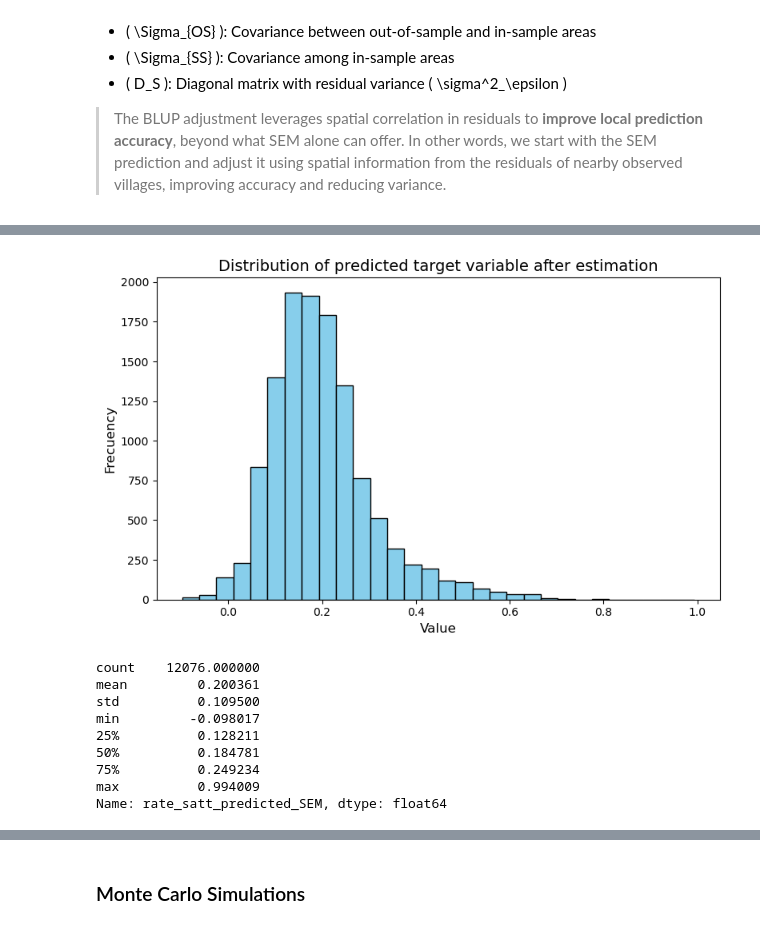
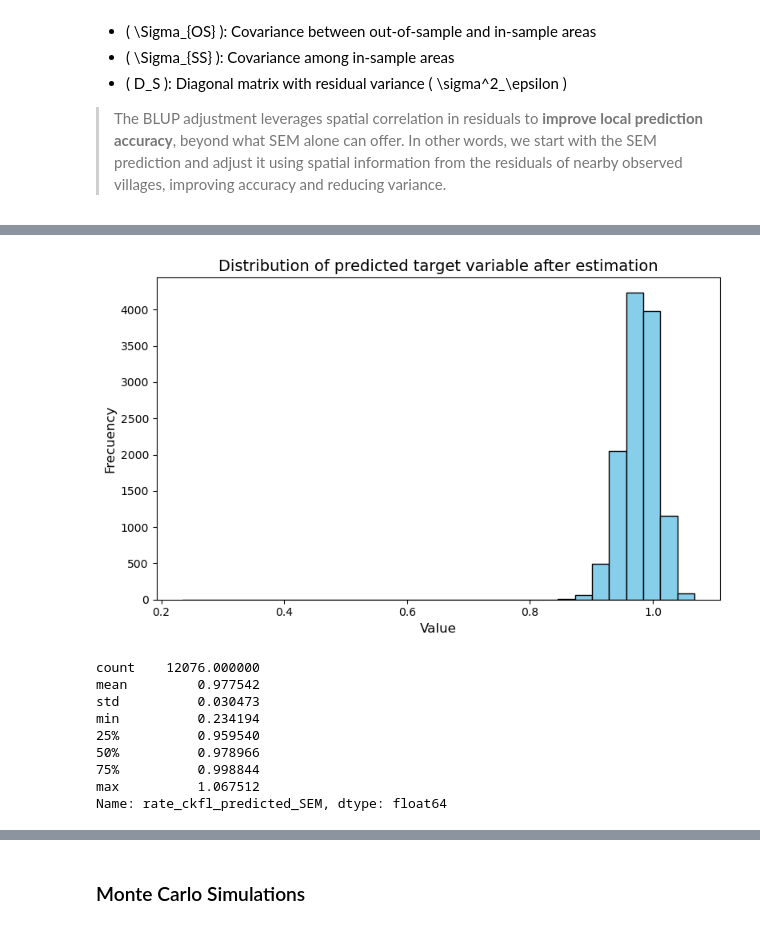
Before and after one commit to sig-gis/dises-sae, a Jupyter notebook: 2-SAE-SEM.ipynb, the cells around one changed output, grey strips where cells are left out. Cells and saved outputs as stored; diff of their text form; code cells hidden in the pictures.

```diff
--- a/2-SAE-SEM.ipynb
+++ b/2-SAE-SEM.ipynb
@@ -672,7 +663,8 @@ w_knn_all.transform = 'r'
 ###### SEM - KNN (alone)
 # %%
 # model_columns = ['523-C_MORT', '534-LQ_ROO', '517-UNIMPR', 'pa_binary', 'slope', 'northness', 'wealth_200', 'y2004_STme', 'y2005_STme', 'pobcount20', '%crops', '%builtarea', '%baregnd', 'NPP_10_23', 'EVI_10_23', 'n_ducks']
-model_columns = ['534-LQ_ROO', '517-UNIMPR', 'cf_binary', 'tcc2005', 'tcc_2005_2', 'slope', 'northness', 'wealth_200', 'y2006_prec', 'y2005_STme', 'y2006_STme', 'dprivt', '%builtarea', '%baregnd', '%flood_veg', '%clouds', 'NDVI_10_23', 'NPP_10_23', 'EVI_10_23', 'n_pigs', 'n_buffals', 'n_chickens', 'n_cattle', 'STme_10_23']
+# model_columns = ['534-LQ_ROO', '517-UNIMPR', 'cf_binary', 'tcc2005', 'tcc_2005_2', 'slope', 'northness', 'wealth_200', 'y2006_prec', 'y2005_STme', 'y2006_STme', 'dprivt', '%builtarea', '%baregnd', '%flood_veg', '%clouds', 'NDVI_10_23', 'NPP_10_23', 'EVI_10_23', 'n_pigs', 'n_buffals', 'n_chickens', 'n_cattle', 'STme_10_23']
+model_columns = ['523-C_MORT', '517-UNIMPR', 'y2006_STme', 'pobcount20', '%baregnd', '%flood_veg', 'NPP_10_23', 'EVI_10_23', 'n_pigs', 'n_horses', 'gdp_2005']
 # %%
 # Filter valid columns that really are in gdf (without constant and lambda)
 model_columns_clean = [col for col in model_sem_knn.name_x if col in gdf.columns and col.lower() != 'lambda' and col.lower() != 'constant']
@@ -684,10 +676,10 @@ X_all_array = gdf[model_columns_clean].values
 theta = np.array(model_sem_knn.betas[1:-1]).flatten()
 intercept = model_sem_knn.betas[0][0]
 
-rate_satt_predicted_sem_only = X_all_array @ theta + intercept
+rate_ckfl_predicted_sem_only = X_all_array @ theta + intercept
 
 # Add to GeoDataFrame
-gdf['rate_satt_predicted_sem_only'] = rate_satt_predicted_sem_only
+gdf['rate_ckfl_predicted_sem_only'] = rate_ckfl_predicted_sem_only
 # %%
 # Visualize predictions
 plt.figure(figsize=(8, 5))
@@ -750,7 +742,7 @@ Where:
 # %%
 
 # 1. Covariable extraction from complete dataset (gdf) and division of observed (S) and not observed (O) target variable
-gdf['in_sample'] = gdf['rate_satt'].notna()
+gdf['in_sample'] = gdf['rate_ckfl'].notna()
 
 # 2. Extract covariates for all observations (X_all) and split into in-sample (X_S) and out-of-sample (X_O)
 X_all = gdf[model_columns].copy()
@@ -771,12 +763,12 @@ print(f"Missing values in X_all:\n{X_all.isna().sum()}")
 
 # 5. Predict using SEM model coefficients (excluding lambda)
 beta = model_sem_knn.betas.flatten()
-m_all = X_all_array @ beta[1:25] + beta[0] #predicted mean from SEM
+m_all = X_all_array @ beta[1:12] + beta[0] #predicted mean from SEM
 m_S = m_all[gdf['in_sample'].values]
 m_O = m_all[~gdf['in_sample'].values]
 
 # 5. Predict using SEM model coefficients (excluding lambda)
-q_hat_S = gdf.loc[gdf['in_sample'], 'rate_satt'].values
+q_hat_S = gdf.loc[gdf['in_sample'], 'rate_ckfl'].values
 
 # 7. Calculate residuals for in-sample observations
 residuals_S = q_hat_S - m_S
@@ -840,10 +829,10 @@ q_hat_S_blup = m_S + adj_S
 q_hat_O = m_O + adj
 
 # 7. Join predicted values to  gdf
-rate_satt_predicted = np.empty(n_all)
-rate_satt_predicted[idx_S] = q_hat_S_blup
-rate_satt_predicted[idx_O] = q_hat_O # Use BLUP for out of sample
-gdf['rate_satt_predicted_SEM'] = rate_satt_predicted
+rate_ckfl_predicted = np.empty(n_all)
+rate_ckfl_predicted[idx_S] = q_hat_S_blup
+rate_ckfl_predicted[idx_O] = q_hat_O # Use BLUP for out of sample
+gdf['rate_ckfl_predicted_SEM'] = rate_ckfl_predicted
 # %%
 gdf.columns
 # %% [output]
@@ -868,29 +854,29 @@ gdf.to_file(output_path, driver='ESRI Shapefile')
 # %%
 # Visualize predictions
 plt.figure(figsize=(8, 5))
-plt.hist(gdf['rate_satt_predicted_SEM'], bins=30, color='skyblue', edgecolor='black')
+plt.hist(gdf['rate_ckfl_predicted_SEM'], bins=30, color='skyblue', edgecolor='black')
 
 plt.title('Distribution of predicted target variable after estimation', fontsize=14)
 plt.xlabel('Value', fontsize=12)
 plt.ylabel('Frecuency', fontsize=12)
 
 
 plt.tight_layout()
 plt.show()
 # %% [output]
-[figure, old version]
+[figure, new version]
 # %%
-gdf['rate_satt_predicted_SEM'].describe()
+gdf['rate_ckfl_predicted_SEM'].describe()
 # %% [output]
 count    12076.000000
-mean         0.200361
-std          0.109500
-min         -0.098017
-25%          0.128211
-50%          0.184781
-75%          0.249234
-max          0.994009
-Name: rate_satt_predicted_SEM, dtype: float64
+mean         0.977542
+std          0.030473
+min          0.234194
+25%          0.959540
+50%          0.978966
+75%          0.998844
+max          1.067512
+Name: rate_ckfl_predicted_SEM, dtype: float64
 # %%
 
 fig, ax = plt.subplots(figsize=(10, 10))
```
Also changed, not shown: parts of 37 cells of this notebook, 3 other files.
